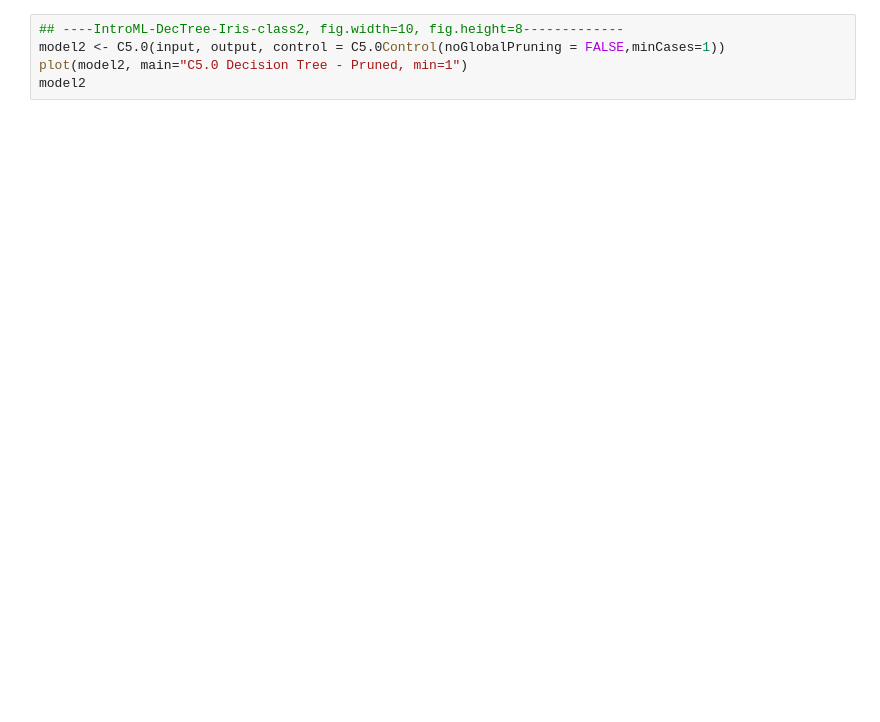
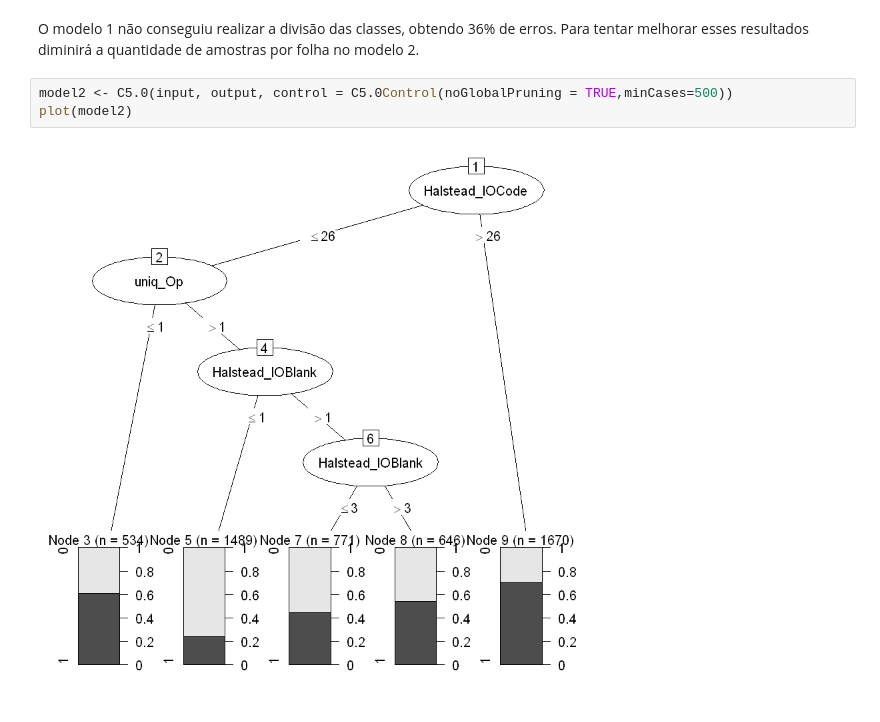
Before and after one commit to Pssales/Data-Science-Project, a Jupyter notebook: eda/Arvores.ipynb, the cells around one changed output. Drawn from its saved outputs; the diff is of its cells as text; blank space fills up the shorter version.

```diff
--- a/eda/Arvores.ipynb
+++ b/eda/Arvores.ipynb
@@ -81,5 +92,7 @@ predicted
+# %% [markdown]
+O modelo 1 não conseguiu realizar a divisão das classes, obtendo 36% de erros. Para tentar melhorar esses resultados diminirá a quantidade de amostras por folha no modelo 2.
 # %%
-## ----IntroML-DecTree-Iris-class2, fig.width=10, fig.height=8-------------
-model2 <- C5.0(input, output, control = C5.0Control(noGlobalPruning = FALSE,minCases=1))
-plot(model2, main="C5.0 Decision Tree - Pruned, min=1")
-model2
+model2 <- C5.0(input, output, control = C5.0Control(noGlobalPruning = TRUE,minCases=500))
+plot(model2)
+# %% [output]
+[figure, added]
```
Also changed, not shown: parts of 23 cells of this notebook.
